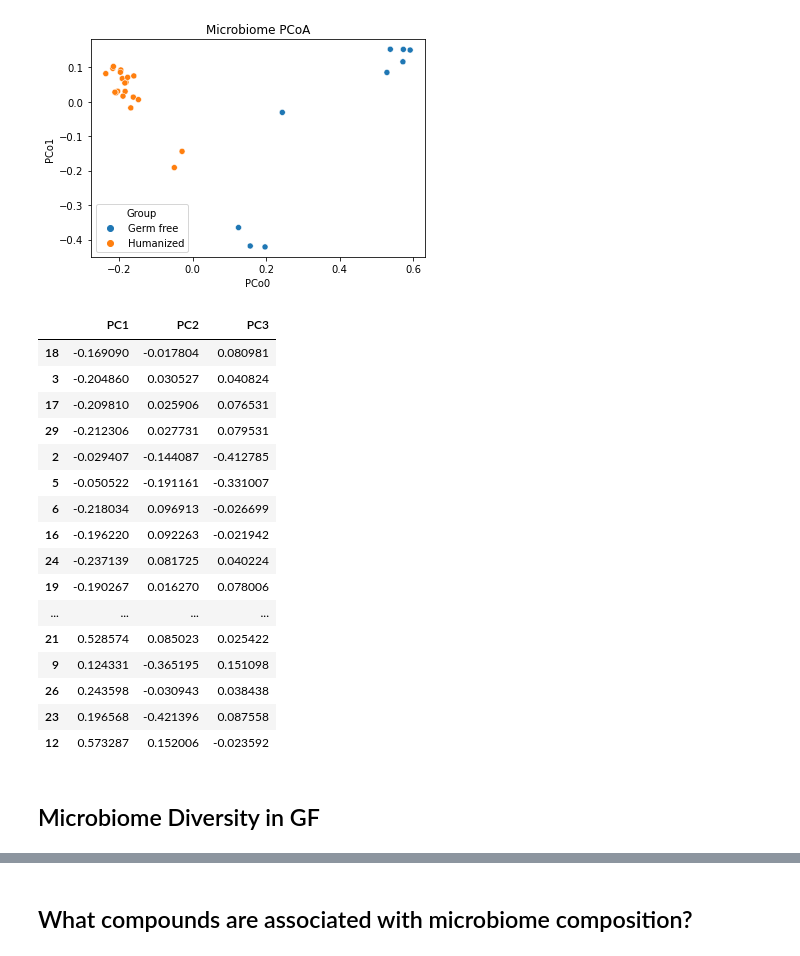
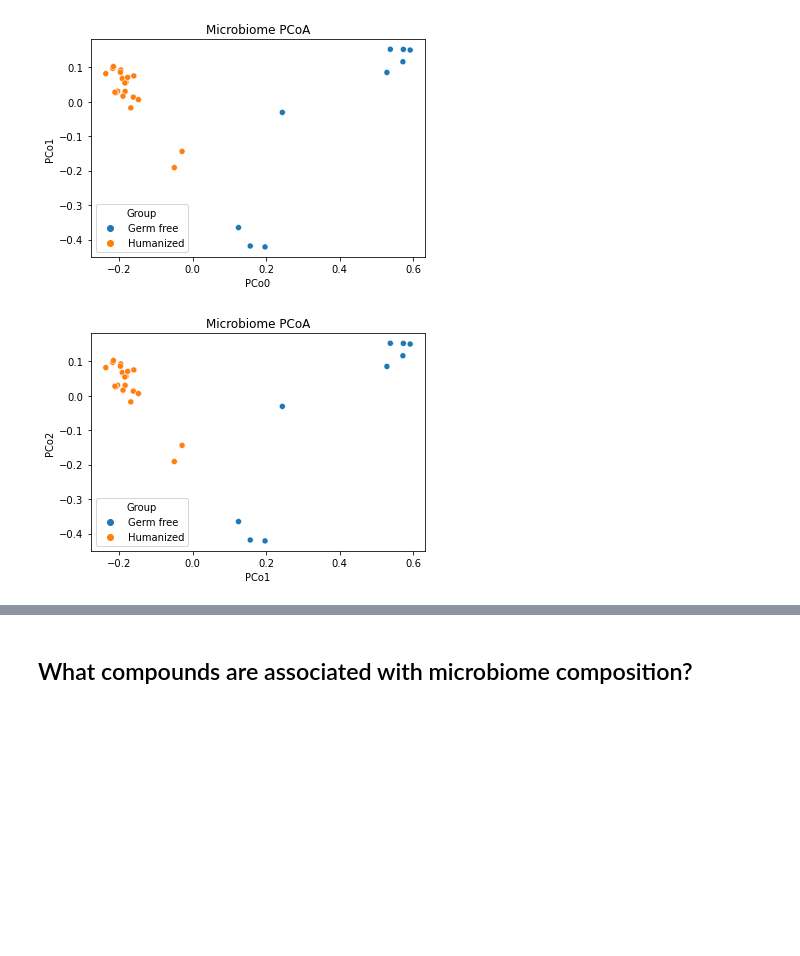
Before and after one commit to sterrettJD/GT-micro-metabo, a Jupyter notebook: analysis/GT_in_plasma.ipynb, the cells around one changed output, grey strips where cells are left out. Drawn from its saved outputs; the diff is of its cells as text; code cells hidden in the pictures; blank space fills up the shorter version.

```diff
--- a/analysis/GT_in_plasma.ipynb
+++ b/analysis/GT_in_plasma.ipynb
@@ -235,24 +235,13 @@ plt.show()
 # %% [output]
 [figure]
 # %%
-microbiome_pcoa_u_uni.samples
+ax = sns.scatterplot(x="PC1",
+                     y="PC2",
+                     hue="PID",
+                     data=pd.concat([microbiome_pcoa_u_uni.samples,
+           GF], axis=1))
+ax.set(xlabel="PCo1", ylabel="PCo2", title="Microbiome PCoA")
+plt.legend(title="Group")
+plt.show()
 # %% [output]
-|  | PC1 | PC2 | PC3 |
-| 18 | -0.169090 | -0.017804 | 0.080981 |
-| 3 | -0.204860 | 0.030527 | 0.040824 |
-| 17 | -0.209810 | 0.025906 | 0.076531 |
-| 29 | -0.212306 | 0.027731 | 0.079531 |
-| 2 | -0.029407 | -0.144087 | -0.412785 |
-| 5 | -0.050522 | -0.191161 | -0.331007 |
-| 6 | -0.218034 | 0.096913 | -0.026699 |
-| 16 | -0.196220 | 0.092263 | -0.021942 |
-| 24 | -0.237139 | 0.081725 | 0.040224 |
-| 19 | -0.190267 | 0.016270 | 0.078006 |
-| ... | ... | ... | ... |
-| 21 | 0.528574 | 0.085023 | 0.025422 |
-| 9 | 0.124331 | -0.365195 | 0.151098 |
-| 26 | 0.243598 | -0.030943 | 0.038438 |
-| 23 | 0.196568 | -0.421396 | 0.087558 |
-| 12 | 0.573287 | 0.152006 | -0.023592 |
+[figure, added]
-# %% [markdown]
-## Microbiome Diversity in GF
```
Also changed, not shown: parts of 60 cells of this notebook.
